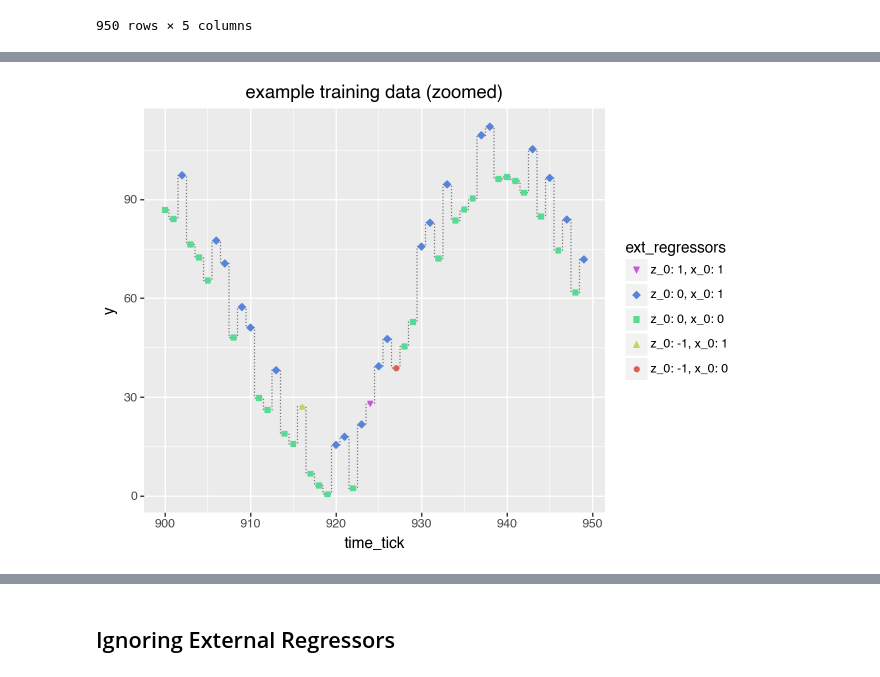
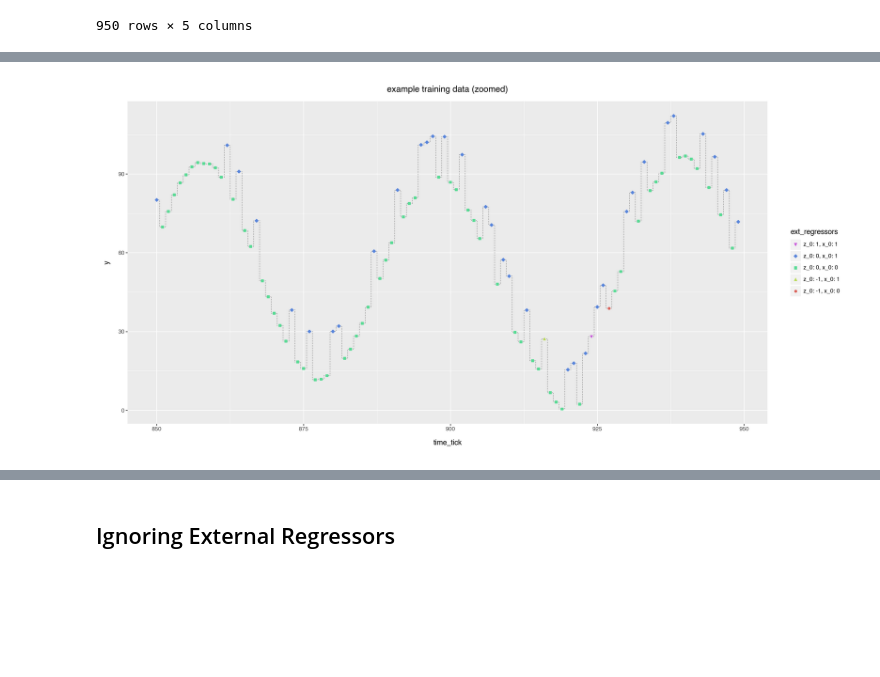
Before and after one commit to WinVector/Examples, a Jupyter notebook: TimeSeries/nested_model_example.ipynb, the cells around one changed output, grey strips where cells are left out. Cells and saved outputs as stored; diff of their text form; code cells hidden in the pictures; blank space fills up the shorter version.

Commit message:
tune graphs

```diff
--- a/TimeSeries/nested_model_example.ipynb
+++ b/TimeSeries/nested_model_example.ipynb
@@ -133,24 +137,24 @@ d_train
 # %%
 # zoom in on training data and annotate
 d_train_zoomed = d_train.loc[
-    d_train['time_tick'] >= (d_train.shape[0] - d_test.shape[0]),
+    d_train['time_tick'] >= (d_train.shape[0] - 2 * d_test.shape[0]),
     :].reset_index(drop=True, inplace=False)
 (
     ggplot(
         data=d_train_zoomed,
         mapping=aes(x='time_tick', y='y')
     )
     + geom_step(
         alpha=0.5,
         direction='mid',
         linetype='dotted',
         )
     + geom_point(mapping=aes(shape='ext_regressors', color='ext_regressors'))
     + guides(shape=guide_legend(reverse=True))
     + ggtitle("example training data (zoomed)")
 )
 # %% [output]
-[figure, old version]
+[figure, new version]
 # %%
 # plot test data
 (
```
Also changed, not shown: parts of 21 cells of this notebook, 1 other file.
